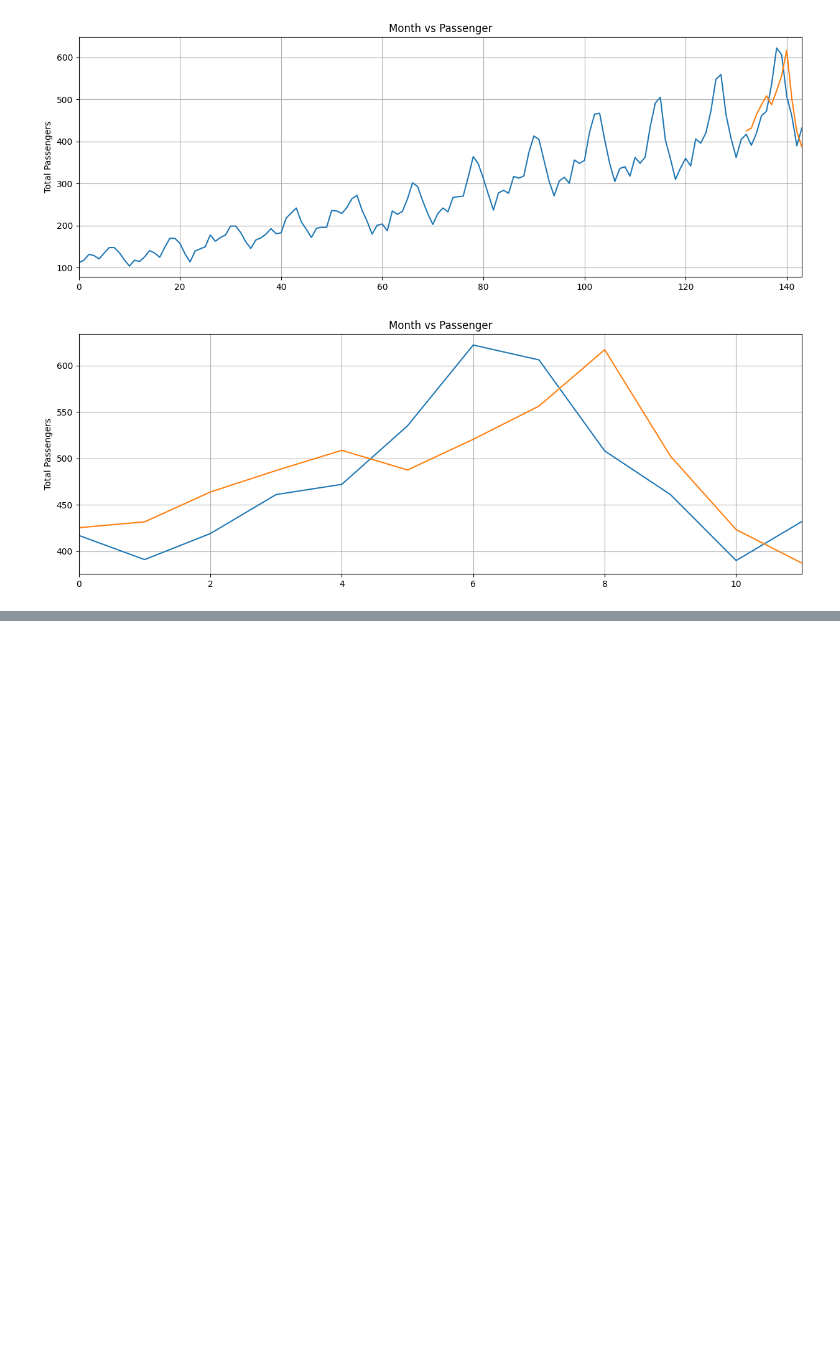
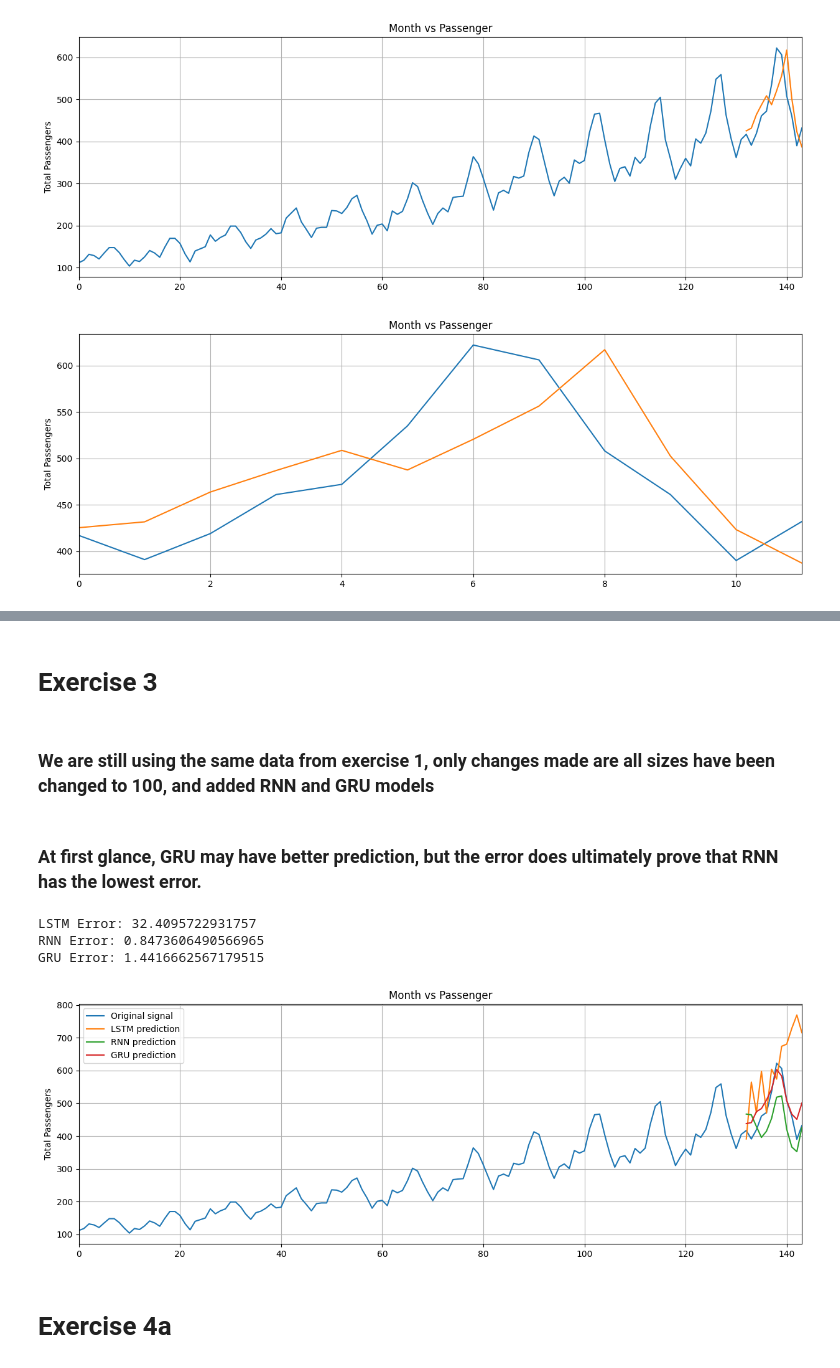
Before and after one commit to namtu06/DATA.ML.450, a Jupyter notebook: Week5/TSA_RNN_LSTM.ipynb, the cells around one changed output, grey strips where cells are left out. Drawn from its saved outputs; the diff is of its cells as text; code cells hidden in the pictures; blank space fills up the shorter version.

```diff
--- a/Week5/TSA_RNN_LSTM.ipynb
+++ b/Week5/TSA_RNN_LSTM.ipynb
@@ -200,0 +191,9 @@ plt.show()
+# %%
+X, y = df.drop(columns=['Close']), df.Close.values
+
+from sklearn.preprocessing import StandardScaler, MinMaxScaler
+mm = MinMaxScaler()
+ss = StandardScaler()
+
+X_trans = ss.fit_transform(X)
+y_trans = mm.fit_transform(y.reshape(-1, 1))
@@ -200,0 +422,4 @@ plt.show()
+# %% [markdown]
+# Exercise 3
+# %% [markdown]
+### We are still using the same data from exercise 1, only changes made are all sizes have been changed to 100, and added RNN and GRU models
@@ -200,0 +557,16 @@ plt.show()
+# %%
+#RNN error
+
+loss_fn_rnn = nn.MSELoss()
+total_error_rnn = 0.0
+model2.eval()
+with torch.no_grad():
+    for seq, label in train_inout_seq:
+        model2.hidden_cell = torch.zeros(1, 1, model2.hidden_layer_size)
+        y_pred = model2(seq)
+        try:
+            loss = loss_fn_rnn(y_pred, label)
+        except Exception:
+            # fallback to matching shapes
+            loss = loss_fn_rnn(y_pred.view(-1), label.view(-1))
+        total_error_rnn += loss.item()
@@ -200,0 +657,25 @@ plt.show()
+# %% [markdown]
+### At first glance, GRU may have better prediction, but the error does ultimately prove that RNN has the lowest error.
+# %%
+print(f"LSTM Error: {total_error_lstm}")
+print(f"RNN Error: {total_error_rnn}")
+print(f"GRU Error: {total_error_gru}")
+x = np.arange(132, 144, 1)
+
+plt.title('Month vs Passenger')
+plt.ylabel('Total Passengers')
+plt.grid(True)
+plt.autoscale(axis='x', tight=True)
+plt.plot(flight_data['passengers'],label = "Original signal")
+plt.plot(x,actual_predictions1, label = "LSTM prediction")
+plt.plot(x,actual_predictions2, label = "RNN prediction")
+plt.plot(x,actual_predictions3, label = "GRU prediction")
+plt.legend()
+plt.show()
+# %% [output]
+LSTM Error: 32.4095722931757
+RNN Error: 0.8473606490566965
+GRU Error: 1.4416662567179515
+[figure, added]
+# %% [markdown]
+# Exercise 4a
```
Also changed, not shown: parts of 40 cells of this notebook, 23 other files.
